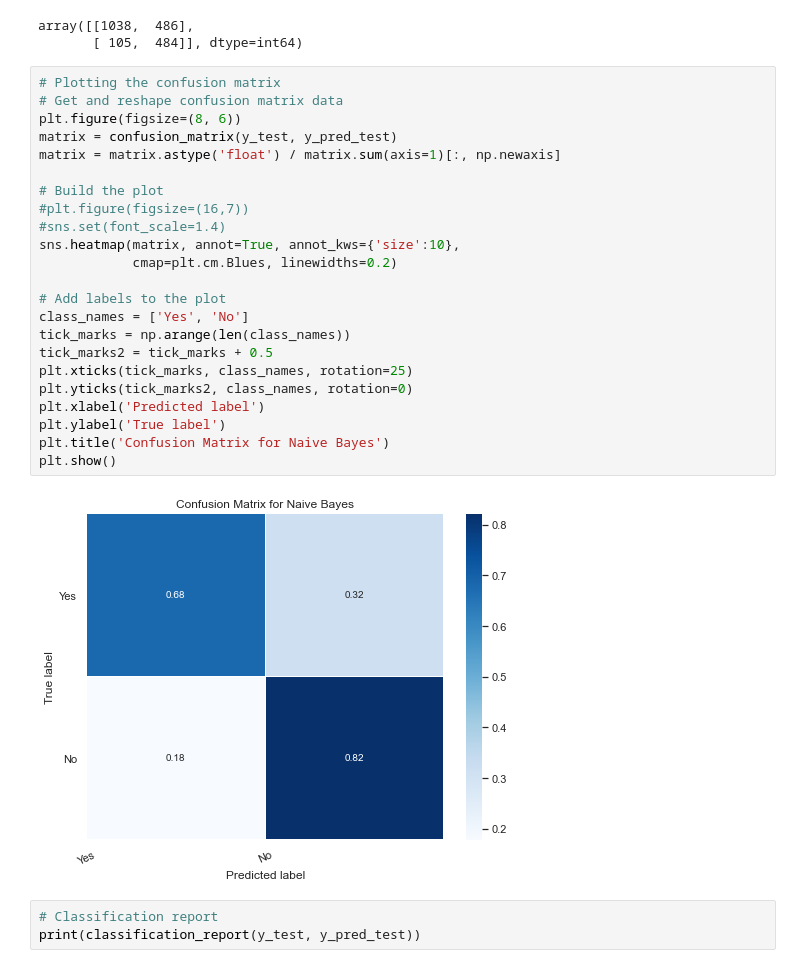
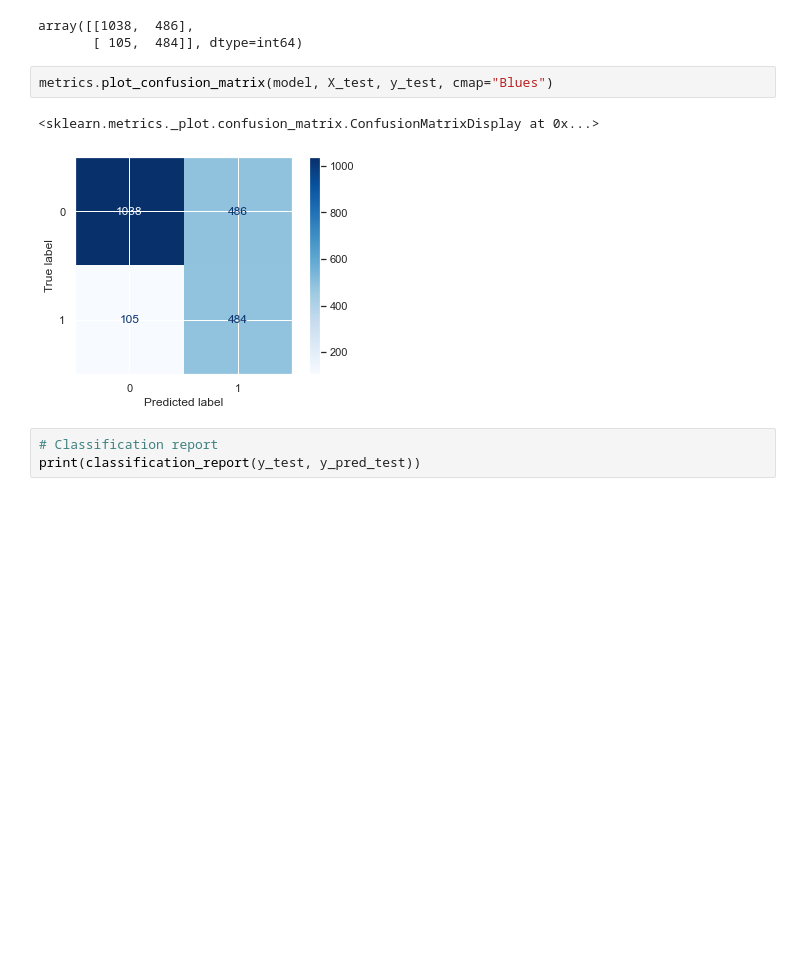
Before and after one commit to samarth-malhotra/Dissertation, a Jupyter notebook: Dissertation Project.ipynb, the cells around one changed output. Saved outputs shown, nothing was run; the diff lists cells and outputs as text; blank space fills up the shorter version.

```diff
--- a/Dissertation Project.ipynb
+++ b/Dissertation Project.ipynb
@@ -629,31 +627,11 @@ confusion_matrix(y_test, y_pred_test)
 # %% [output]
 array([[1038,  486],
        [ 105,  484]], dtype=int64)
-# %%
-# Plotting the confusion matrix
-# Get and reshape confusion matrix data
-plt.figure(figsize=(8, 6))
-matrix = confusion_matrix(y_test, y_pred_test)
-matrix = matrix.astype('float') / matrix.sum(axis=1)[:, np.newaxis]
-
-# Build the plot
-#plt.figure(figsize=(16,7))
-#sns.set(font_scale=1.4)
-sns.heatmap(matrix, annot=True, annot_kws={'size':10},
-            cmap=plt.cm.Blues, linewidths=0.2)
-
-# Add labels to the plot
-class_names = ['Yes', 'No']
-tick_marks = np.arange(len(class_names))
-tick_marks2 = tick_marks + 0.5
-plt.xticks(tick_marks, class_names, rotation=25)
-plt.yticks(tick_marks2, class_names, rotation=0)
-plt.xlabel('Predicted label')
-plt.ylabel('True label')
-plt.title('Confusion Matrix for Naive Bayes')
-plt.show()
-# %% [output]
-[figure, removed]
+# %%
+metrics.plot_confusion_matrix(model, X_test, y_test, cmap="Blues")
+# %% [output]
+<sklearn.metrics._plot.confusion_matrix.ConfusionMatrixDisplay at 0x...>
+[figure, added]
 # %%
 # Classification report
 print(classification_report(y_test, y_pred_test))
```
Also changed, not shown: parts of 35 cells of this notebook.
